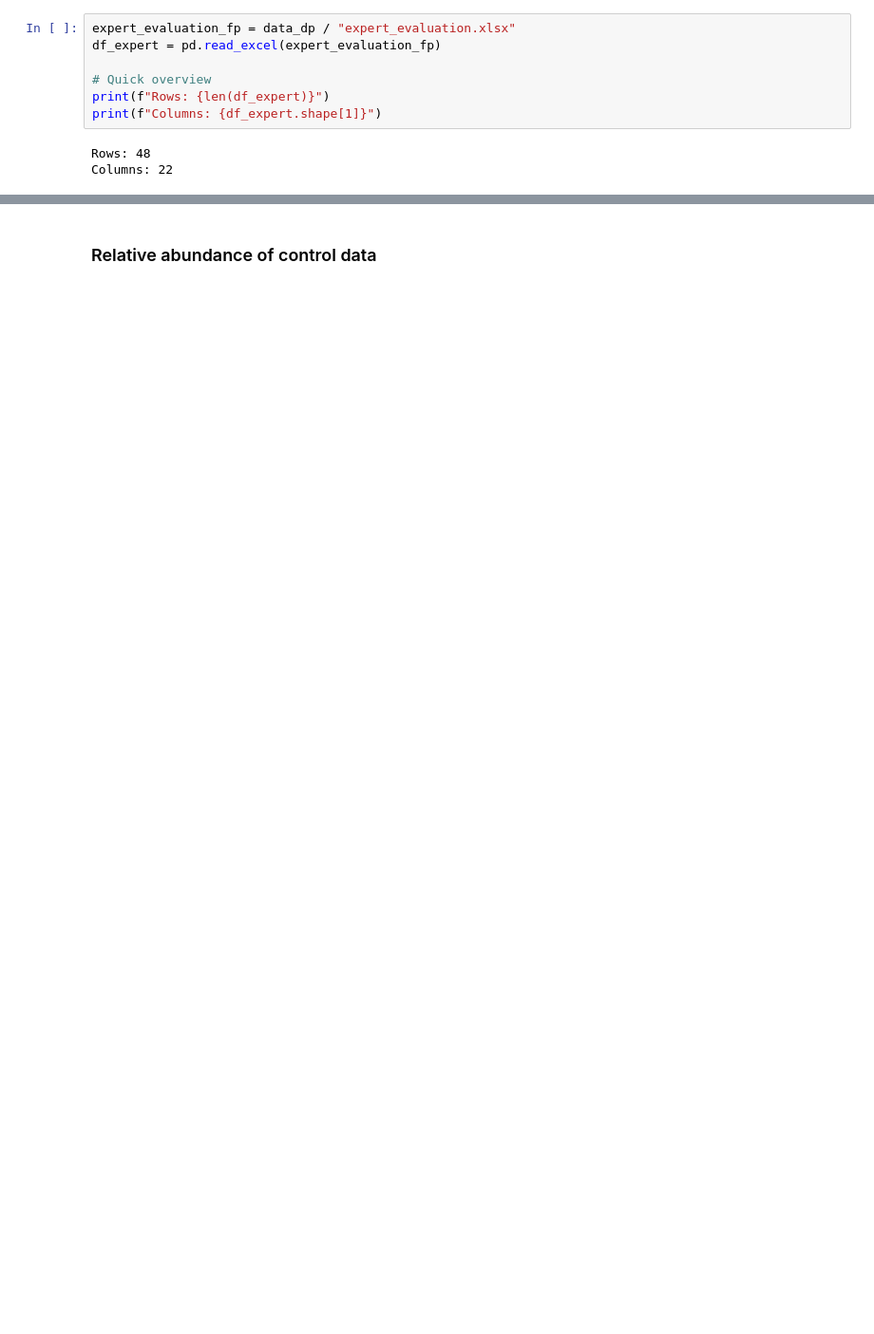
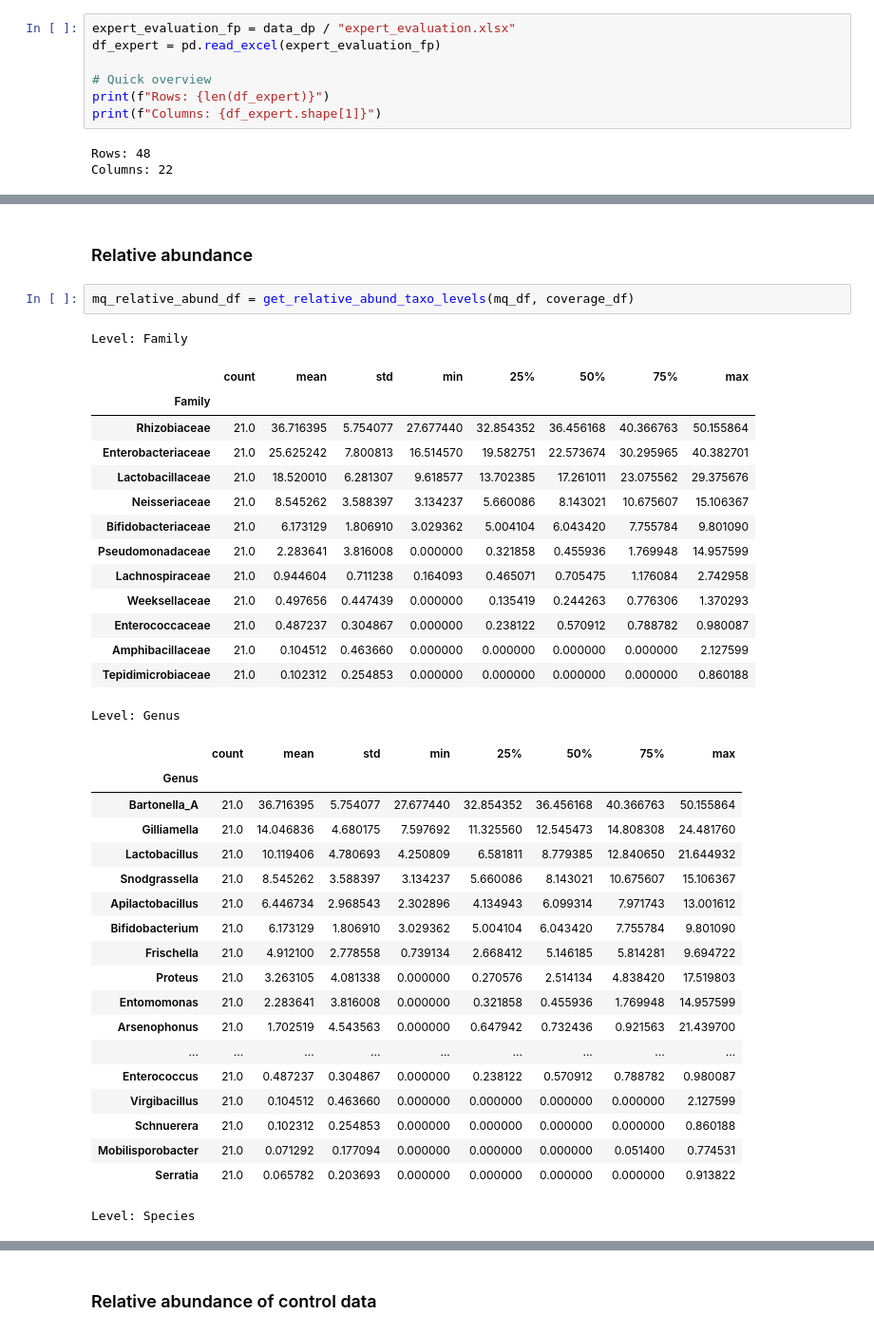
Before and after one commit to usegalaxy-eu/FAIRyMAGs, a Jupyter notebook: bin/use-case-bee-microbiome-exploration.ipynb, the cells around one changed output, grey strips where cells are left out. Shown at 95% size. Drawn from its saved outputs; the diff is of its cells as text; blank space fills up the shorter version.

```diff
--- a/bin/use-case-bee-microbiome-exploration.ipynb
+++ b/bin/use-case-bee-microbiome-exploration.ipynb
@@ -204,0 +457,39 @@ display(get_level_counts(df_expert, "Species"))
+# %% [markdown]
+### Relative abundance
+# %%
+mq_relative_abund_df = get_relative_abund_taxo_levels(mq_df, coverage_df)
+# %% [output]
+Level: Family
+|  | count | mean | std | min | 25% | 50% | 75% | max |
+| Family |  |  |  |  |  |  |  |  |
+| Rhizobiaceae | 21.0 | 36.716395 | 5.754077 | 27.677440 | 32.854352 | 36.456168 | 40.366763 | 50.155864 |
+| Enterobacteriaceae | 21.0 | 25.625242 | 7.800813 | 16.514570 | 19.582751 | 22.573674 | 30.295965 | 40.382701 |
+| Lactobacillaceae | 21.0 | 18.520010 | 6.281307 | 9.618577 | 13.702385 | 17.261011 | 23.075562 | 29.375676 |
+| Neisseriaceae | 21.0 | 8.545262 | 3.588397 | 3.134237 | 5.660086 | 8.143021 | 10.675607 | 15.106367 |
+| Bifidobacteriaceae | 21.0 | 6.173129 | 1.806910 | 3.029362 | 5.004104 | 6.043420 | 7.755784 | 9.801090 |
+| Pseudomonadaceae | 21.0 | 2.283641 | 3.816008 | 0.000000 | 0.321858 | 0.455936 | 1.769948 | 14.957599 |
+| Lachnospiraceae | 21.0 | 0.944604 | 0.711238 | 0.164093 | 0.465071 | 0.705475 | 1.176084 | 2.742958 |
+| Weeksellaceae | 21.0 | 0.497656 | 0.447439 | 0.000000 | 0.135419 | 0.244263 | 0.776306 | 1.370293 |
+| Enterococcaceae | 21.0 | 0.487237 | 0.304867 | 0.000000 | 0.238122 | 0.570912 | 0.788782 | 0.980087 |
+| Amphibacillaceae | 21.0 | 0.104512 | 0.463660 | 0.000000 | 0.000000 | 0.000000 | 0.000000 | 2.127599 |
+| Tepidimicrobiaceae | 21.0 | 0.102312 | 0.254853 | 0.000000 | 0.000000 | 0.000000 | 0.000000 | 0.860188 |
+Level: Genus
+|  | count | mean | std | min | 25% | 50% | 75% | max |
+| Genus |  |  |  |  |  |  |  |  |
+| Bartonella_A | 21.0 | 36.716395 | 5.754077 | 27.677440 | 32.854352 | 36.456168 | 40.366763 | 50.155864 |
+| Gilliamella | 21.0 | 14.046836 | 4.680175 | 7.597692 | 11.325560 | 12.545473 | 14.808308 | 24.481760 |
+| Lactobacillus | 21.0 | 10.119406 | 4.780693 | 4.250809 | 6.581811 | 8.779385 | 12.840650 | 21.644932 |
+| Snodgrassella | 21.0 | 8.545262 | 3.588397 | 3.134237 | 5.660086 | 8.143021 | 10.675607 | 15.106367 |
+| Apilactobacillus | 21.0 | 6.446734 | 2.968543 | 2.302896 | 4.134943 | 6.099314 | 7.971743 | 13.001612 |
+| Bifidobacterium | 21.0 | 6.173129 | 1.806910 | 3.029362 | 5.004104 | 6.043420 | 7.755784 | 9.801090 |
+| Frischella | 21.0 | 4.912100 | 2.778558 | 0.739134 | 2.668412 | 5.146185 | 5.814281 | 9.694722 |
+| Proteus | 21.0 | 3.263105 | 4.081338 | 0.000000 | 0.270576 | 2.514134 | 4.838420 | 17.519803 |
+| Entomomonas | 21.0 | 2.283641 | 3.816008 | 0.000000 | 0.321858 | 0.455936 | 1.769948 | 14.957599 |
+| Arsenophonus | 21.0 | 1.702519 | 4.543563 | 0.000000 | 0.647942 | 0.732436 | 0.921563 | 21.439700 |
+| ... | ... | ... | ... | ... | ... | ... | ... | ... |
+| Enterococcus | 21.0 | 0.487237 | 0.304867 | 0.000000 | 0.238122 | 0.570912 | 0.788782 | 0.980087 |
+| Virgibacillus | 21.0 | 0.104512 | 0.463660 | 0.000000 | 0.000000 | 0.000000 | 0.000000 | 2.127599 |
+| Schnuerera | 21.0 | 0.102312 | 0.254853 | 0.000000 | 0.000000 | 0.000000 | 0.000000 | 0.860188 |
+| Mobilisporobacter | 21.0 | 0.071292 | 0.177094 | 0.000000 | 0.000000 | 0.000000 | 0.051400 | 0.774531 |
+| Serratia | 21.0 | 0.065782 | 0.203693 | 0.000000 | 0.000000 | 0.000000 | 0.000000 | 0.913822 |
+Level: Species
```
Also changed, not shown: parts of 74 cells of this notebook, 3 other files.
